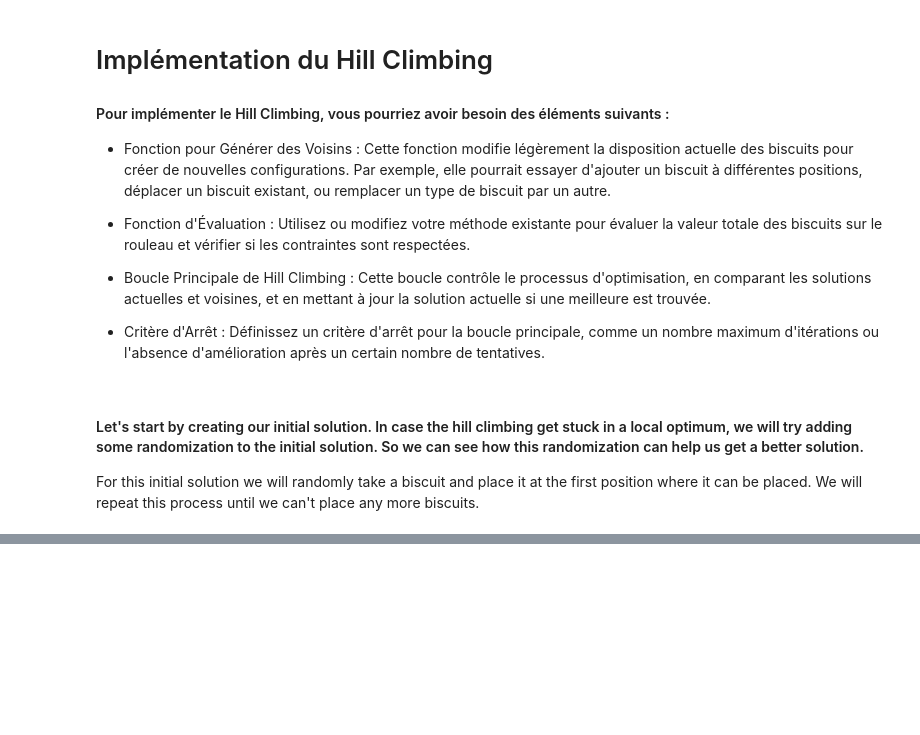
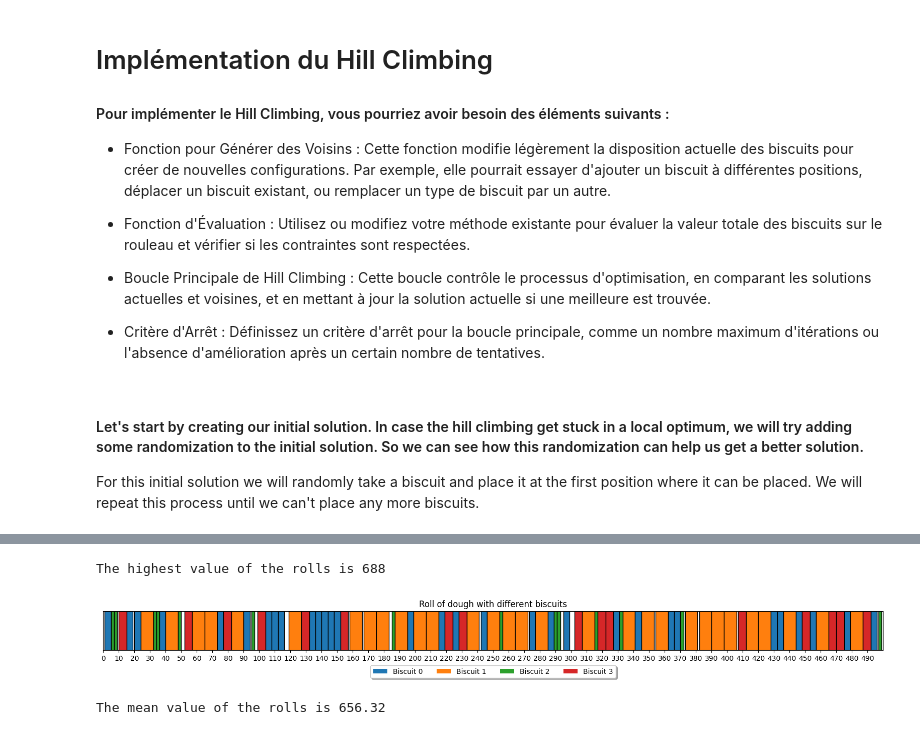
Before and after one commit to OceanSp/AI_Cookie, a Jupyter notebook: CookieFact.ipynb, the cells around one changed output, grey strips where cells are left out. Saved outputs shown, nothing was run; the diff lists cells and outputs as text; code cells hidden in the pictures; blank space fills up the shorter version.

```diff
--- a/CookieFact.ipynb
+++ b/CookieFact.ipynb
@@ -375,0 +427,24 @@ The total value of the roll is 671
+# %%
+def generate_initial_solutions(biscuits, n=50):
+    """
+    Generate n initial solutions.
+
+    Args:
+        biscuits (list): the list of biscuits produced by the factory
+        n (int): the number of initial solutions to generate
+
+    Returns:
+        list: the list of rolls of dough with the biscuits placed on them
+    """
+    return [generate_initial_solution(biscuits) for _ in range(n)]
+# %%
+rolls_initial = generate_initial_solutions(biscuits)
+
+print(f'The highest value of the rolls is {max([roll.total_value() for roll in rolls_initial])}')
+# let's display the best roll
+visualize_roll(max(rolls_initial, key=lambda roll: roll.total_value()))
+print(f'The mean value of the rolls is {np.mean([roll.total_value() for roll in rolls_initial])}')
+# %% [output]
+The highest value of the rolls is 688
+[figure, added]
+The mean value of the rolls is 656.32
```
Also changed, not shown: parts of 11 cells of this notebook.
